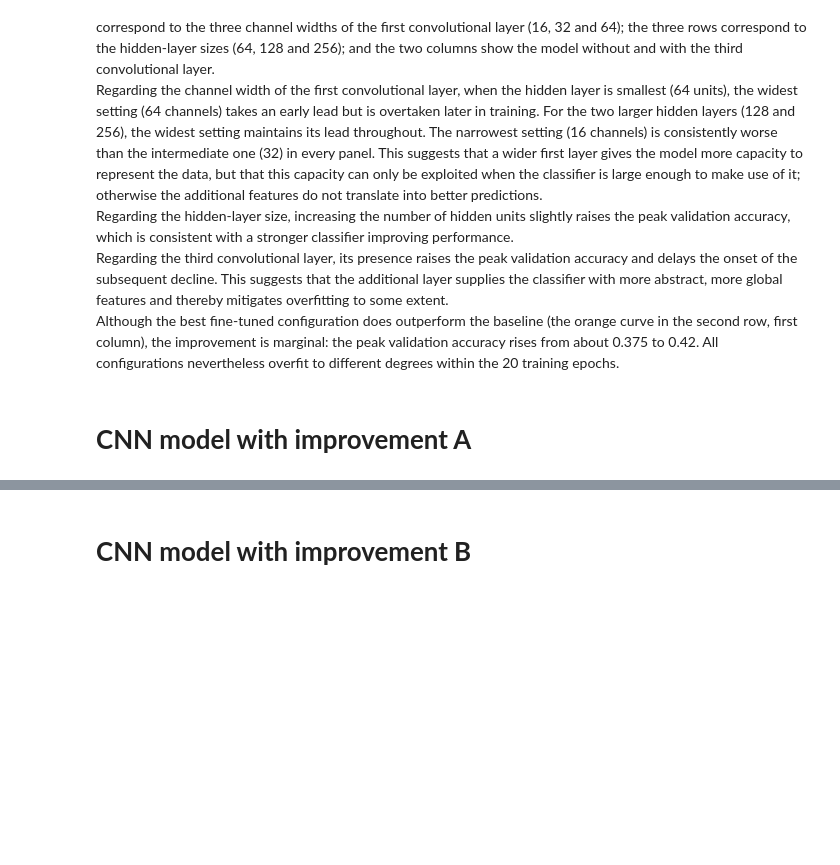
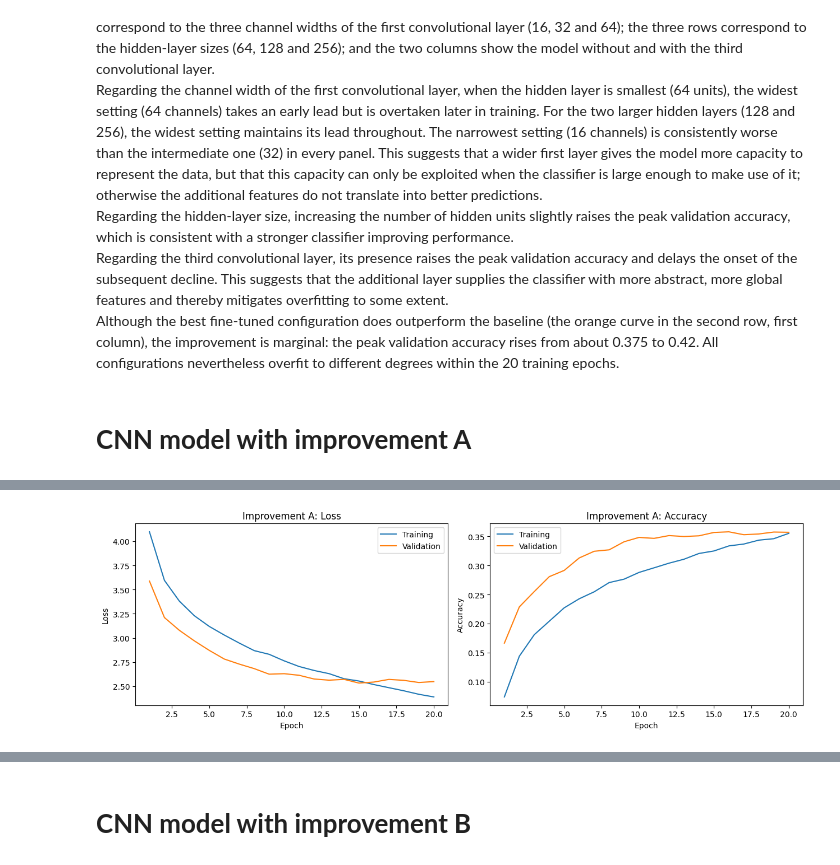
Before and after one commit to billyccw/ARIN5101-Project, a Jupyter notebook: ARIN5101_Project.ipynb, the cells around one changed output, grey strips where cells are left out. Cells and saved outputs as stored; diff of their text form; code cells hidden in the pictures; blank space fills up the shorter version.

Commit message:
feat: Improvement A feat: ImprovementB feat: Improvement A + B

```diff
--- a/ARIN5101_Project.ipynb
+++ b/ARIN5101_Project.ipynb
@@ -569,0 +567,81 @@ Although the best fine-tuned configuration does outperform the baseline (the ora
+# %%
+# Train and evaluate Improvement A (Dropout)
+class ImprovementACNN(baselineCNN):
+  def __init__(self, in_channel, in_size, num_class, conv_layer_depth=32, hidden_layer_size=128, extra_conv=False, dropout_p=0.5):
+    super().__init__(in_channel, in_size, num_class, conv_layer_depth, hidden_layer_size, extra_conv)
+    self.dropout = nn.Dropout(p=dropout_p)
+
+  def forward(self, x):
+    x = self.pool1(self.relu1(self.conv1(x)))
+    x = self.pool2(self.relu2(self.conv2(x)))
+    if self.extra_conv:
+      x = self.pool3(self.relu3(self.conv3(x)))
+    x = self.flatten(x)
+    x = self.relu_fc(self.linear1(x))
+    x = self.dropout(x)
+    return self.linear2(x)
+
+set_seed(seed)
+g = torch.Generator().manual_seed(seed)
+
+# Keep the baseline training and validation data and settings unchanged.
+train_loader = DataLoader(splitted_train_data, batch_size=batch_size, shuffle=True, generator=g)
+val_loader = DataLoader(splitted_val_data, batch_size=batch_size, shuffle=False)
+
+img_shape = train_data[0][0].shape
+improvementA_model = ImprovementACNN(
+    in_channel=img_shape[0],
+    in_size=img_shape[1],
+    num_class=len(train_data.classes),
+).to(device)
+loss_fn = nn.CrossEntropyLoss()
+optimizer = optim.Adam(improvementA_model.parameters(), lr=0.001)
+
+start = time.time()
+improvementA_model = train(
+    improvementA_model, loss_fn, optimizer, train_loader, val_loader, "improvementA_dropout"
+)
+
+# Save the trained model.
+save_path = "/content/drive/MyDrive/ARIN5101/models"
+os.makedirs(save_path, exist_ok=True)
+torch.save(improvementA_model.state_dict(), f"{save_path}/improvementA_dropout.pth")
+print(f"Training and saving time: {time.time() - start:.1f}s")
+
+# Plot training and validation curves.
+a_train_loss, a_train_acc, a_val_loss, a_val_acc = read_train_stats("improvementA_dropout")
+epochs = range(1, len(a_train_loss) + 1)
+best_epoch = int(np.argmax(a_val_acc)) + 1
+print(f"Best validation accuracy: {a_val_acc.iloc[best_epoch - 1]:.4f} at epoch {best_epoch}")
+
+fig, axes = plt.subplots(1, 2, figsize=(12.8, 4.2))
+axes[0].plot(epochs, a_train_loss, label="Training")
+axes[0].plot(epochs, a_val_loss, label="Validation")
+axes[0].set(title="Improvement A: Loss", xlabel="Epoch", ylabel="Loss")
+axes[0].legend()
+axes[1].plot(epochs, a_train_acc, label="Training")
+axes[1].plot(epochs, a_val_acc, label="Validation")
+axes[1].set(title="Improvement A: Accuracy", xlabel="Epoch", ylabel="Accuracy")
+axes[1].legend()
+plt.tight_layout()
+plt.show()
+
+# Evaluate on the held-out test set, matching the baseline evaluation procedure.
+test_loader = DataLoader(test_data, batch_size=batch_size, shuffle=False)
+test_model = ImprovementACNN(
+    in_channel=img_shape[0],
+    in_size=img_shape[1],
+    num_class=len(train_data.classes),
+).to(device)
+test_model.load_state_dict(torch.load(f"{save_path}/improvementA_dropout.pth", map_location=device))
+test(test_model, test_loader, "improvementA_dropout")
+
+y_test_a, y_pred_a = read_test_results("improvementA_dropout")
+a_accuracy = accuracy_score(y_test_a, y_pred_a)
+a_precision = precision_score(y_test_a, y_pred_a, average="weighted", zero_division=0)
+a_recall = recall_score(y_test_a, y_pred_a, average="weighted", zero_division=0)
+print("Improvement A (Dropout) test performance:")
+print(f"Accuracy: {a_accuracy:.4f}")
+print(f"Weighted precision: {a_precision:.4f}")
+print(f"Weighted recall: {a_recall:.4f}")
+# %% [output]
@@ -569,0 +665 @@ Although the best fine-tuned configuration does outperform the baseline (the ora
+[figure, added]
```
Also changed, not shown: parts of 20 cells of this notebook.
